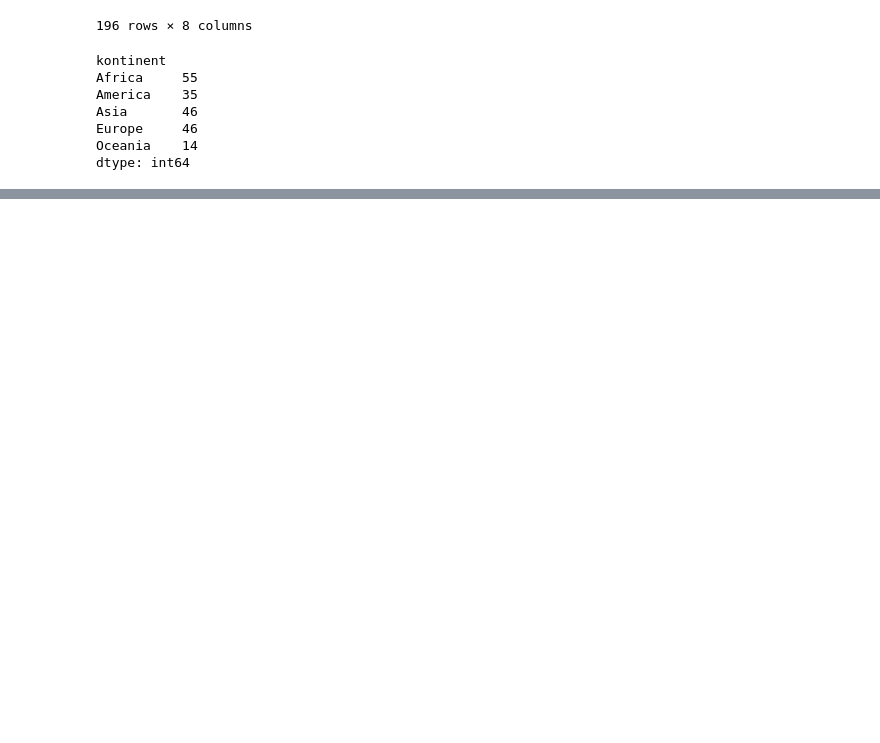
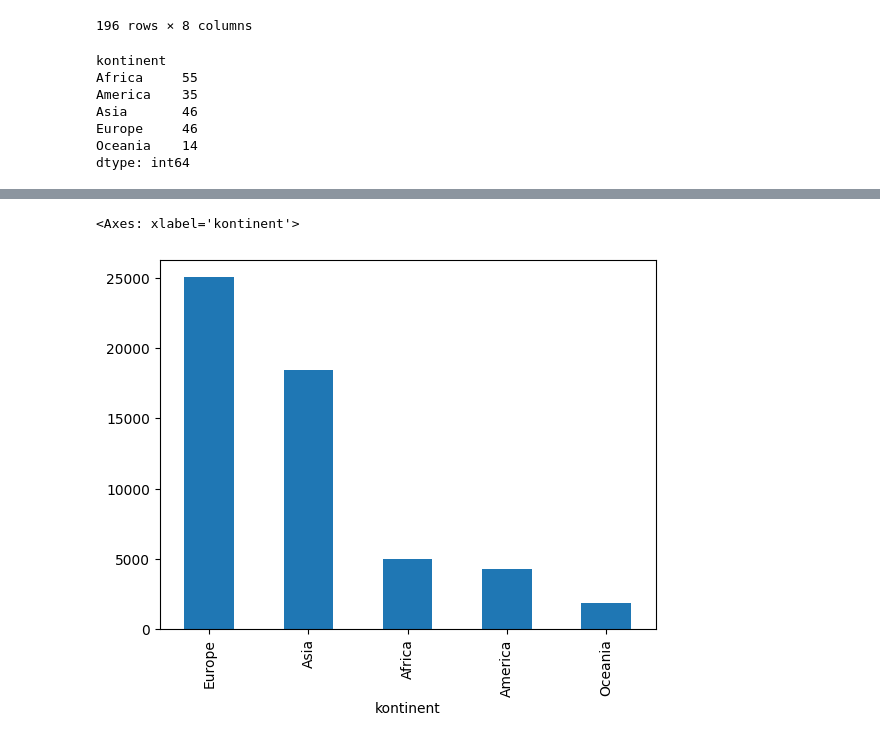
Before and after one commit to mianardin/Projektna_naloga, a Jupyter notebook: Analiza.ipynb, the cells around one changed output, grey strips where cells are left out. Drawn from its saved outputs; the diff is of its cells as text; code cells hidden in the pictures; blank space fills up the shorter version.

```diff
--- a/Analiza.ipynb
+++ b/Analiza.ipynb
@@ -35,0 +43,7 @@ dtype: int64
+# %%
+gostota_na_kontinentu = drzave.groupby(by="kontinent")["gostota (ljudi na km2)"].sum()
+gostota_na_kontinentu.sort_values(inplace = True, ascending = False)
+gostota_na_kontinentu.plot.bar()
+# %% [output]
+<Axes: xlabel='kontinent'>
+[figure, added]
```
Also changed, not shown: parts of 5 cells of this notebook.
